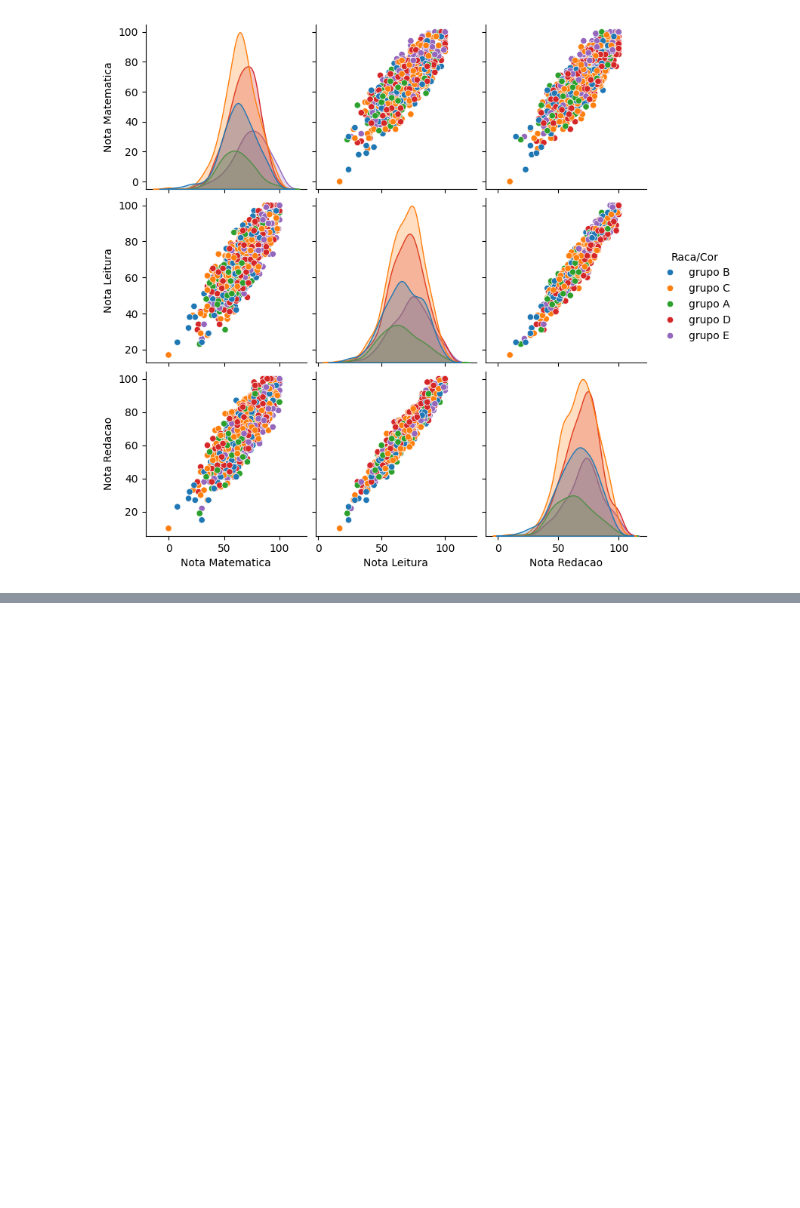
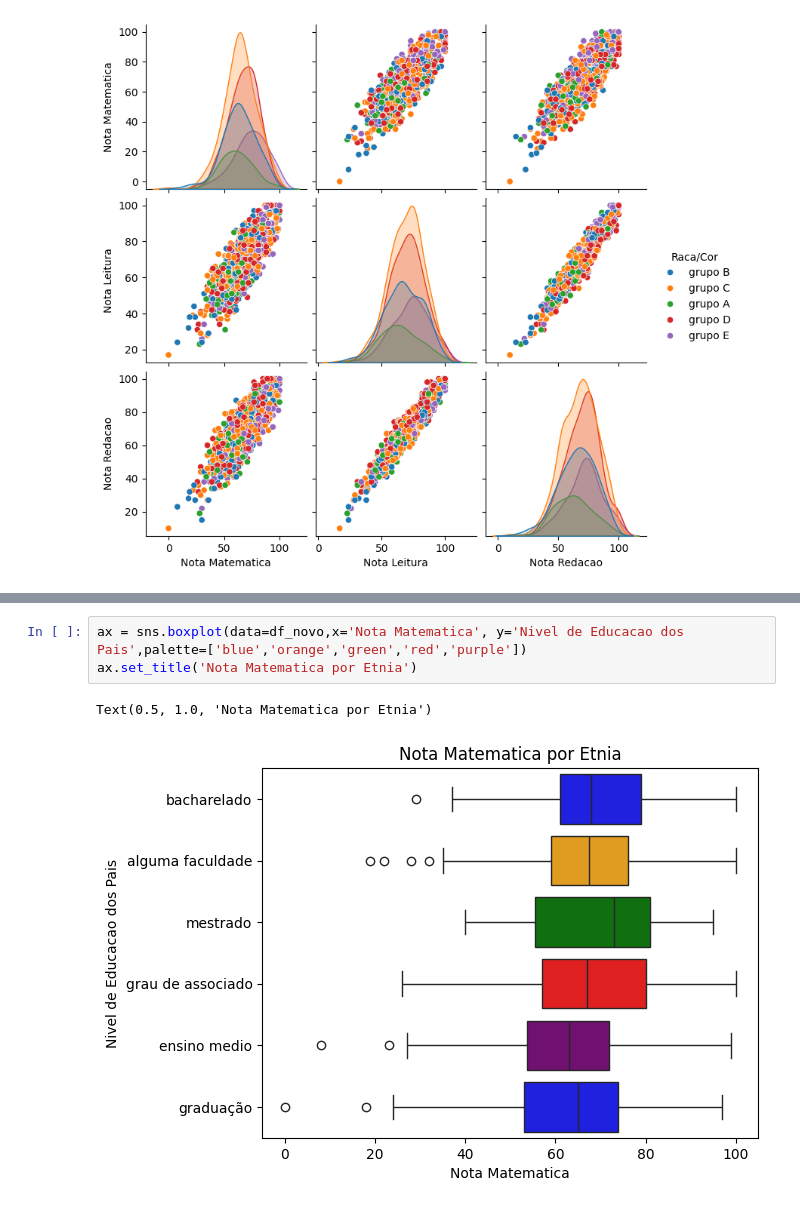
Before and after one commit to trunfo4608/FinancasApp, a Jupyter notebook: Proj_Caso_Escola.ipynb, the cells around one changed output, grey strips where cells are left out. Saved outputs shown, nothing was run; the diff lists cells and outputs as text; blank space fills up the shorter version.

```diff
--- a/Proj_Caso_Escola.ipynb
+++ b/Proj_Caso_Escola.ipynb
@@ -262,0 +269,6 @@ sns.pairplot(df_novo,hue='Raca/Cor')
+# %%
+ax = sns.boxplot(data=df_novo,x='Nota Matematica', y='Nivel de Educacao dos Pais',palette=['blue','orange','green','red','purple'])
+ax.set_title('Nota Matematica por Etnia')
+# %% [output]
+Text(0.5, 1.0, 'Nota Matematica por Etnia')
+[figure, added]
```
Also changed, not shown: parts of 1 cell of this notebook.
